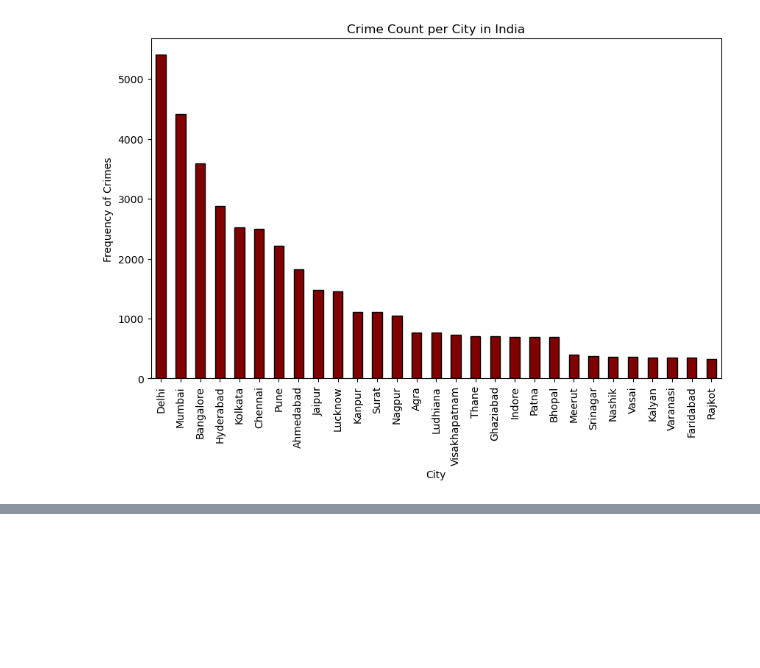
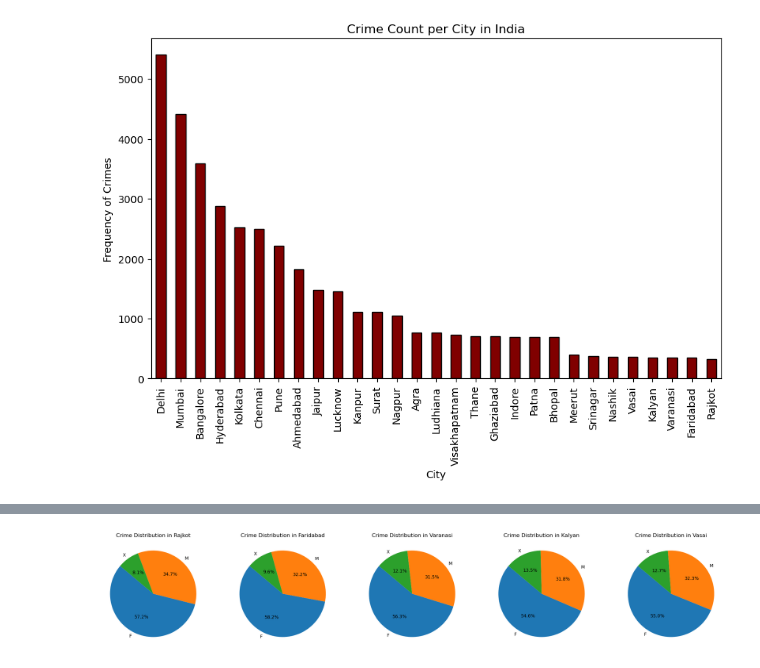
Before and after one commit to aadhyanav/india_crimes_analysis_2023, a Jupyter notebook: india_crimes.ipynb, the cells around one changed output, grey strips where cells are left out. Saved outputs shown, nothing was run; the diff lists cells and outputs as text; code cells hidden in the pictures; blank space fills up the shorter version.

```diff
--- a/india_crimes.ipynb
+++ b/india_crimes.ipynb
@@ -76,0 +152,10 @@ Text(0.5, 1.0, 'Crime Count per City in India')
+# %%
+victim_gender_least = bottom_5_cities_data.groupby(['City', 'Victim Gender']).size().unstack(fill_value=0)
+fig, axes = plt.subplots(1, len(top_5_cities), figsize=(5 * len(top_5_cities), 6), squeeze=False)
+for idx, city in enumerate(least_5_cities):
+    if city in victim_gender_least.index:
+        counts = victim_gender_least.loc[city]
+        axes[0, idx].pie(counts, labels=counts.index, autopct='%1.1f%%', startangle=140)
+        axes[0, idx].set_title(f'Crime Distribution in {city}')
+# %% [output]
+[figure, added]
```
Also changed, not shown: parts of 5 cells of this notebook.
